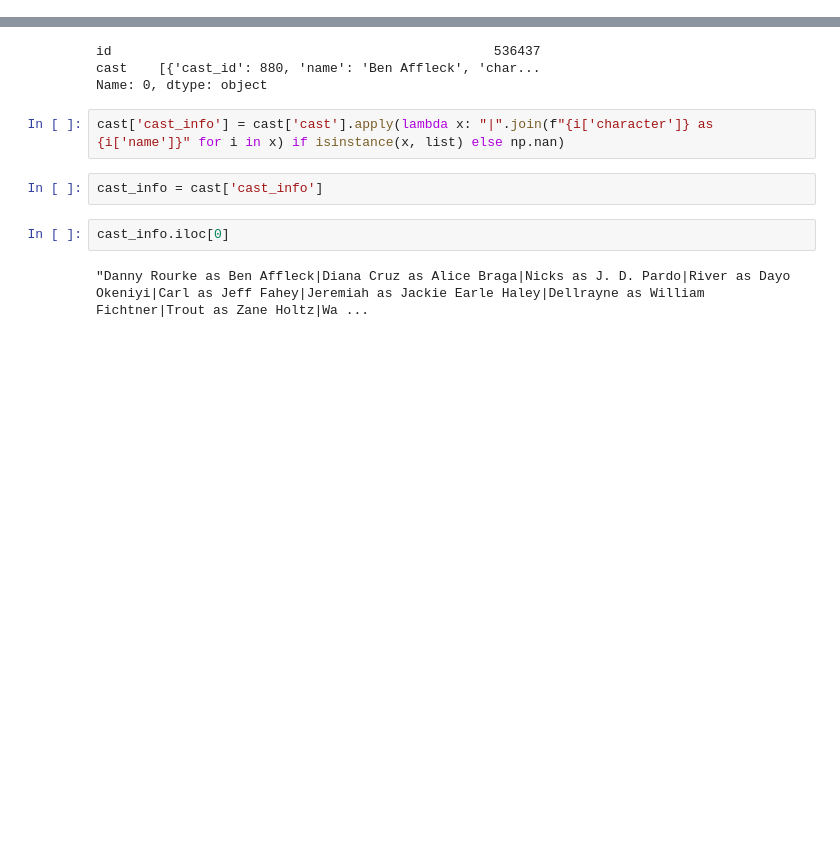
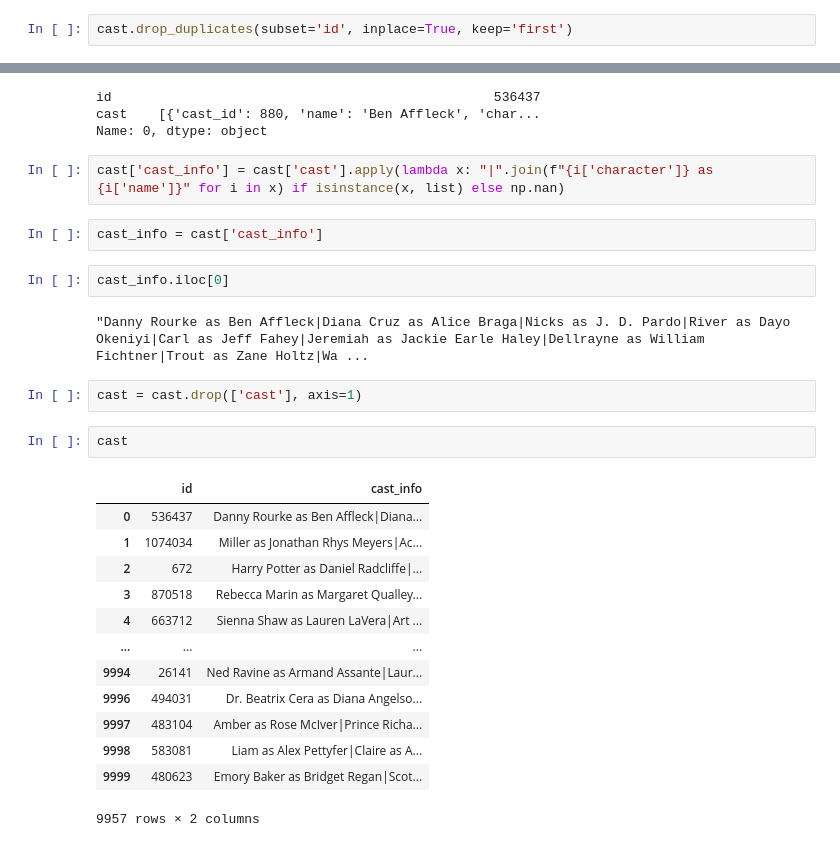
Before and after one commit to AmeyDande/Movie_recommender_system, a Jupyter notebook: notebook/cleaning_data_for_recommender_system.ipynb, the cells around one changed output, grey strips where cells are left out. Cells and saved outputs as stored; diff of their text form; blank space fills up the shorter version.

```diff
--- a/notebook/cleaning_data_for_recommender_system.ipynb
+++ b/notebook/cleaning_data_for_recommender_system.ipynb
@@ -56 +118,3 @@ import ast
+# %%
+cast.drop_duplicates(subset='id', inplace=True, keep='first')
 # %%
@@ -69,3 +135,21 @@ cast_info = cast['cast_info']
 cast_info.iloc[0]
 # %% [output]
 "Danny Rourke as Ben Affleck|Diana Cruz as Alice Braga|Nicks as J. D. Pardo|River as Dayo Okeniyi|Carl as Jeff Fahey|Jeremiah as Jackie Earle Haley|Dellrayne as William Fichtner|Trout as Zane Holtz|Wa ...
+# %%
+cast = cast.drop(['cast'], axis=1)
+# %%
+cast
+# %% [output]
+|  | id | cast_info |
+| 0 | 536437 | Danny Rourke as Ben Affleck|Diana... |
+| 1 | 1074034 | Miller as Jonathan Rhys Meyers|Ac... |
+| 2 | 672 | Harry Potter as Daniel Radcliffe|... |
+| 3 | 870518 | Rebecca Marin as Margaret Qualley... |
+| 4 | 663712 | Sienna Shaw as Lauren LaVera|Art ... |
+| ... | ... | ... |
+| 9994 | 26141 | Ned Ravine as Armand Assante|Laur... |
+| 9996 | 494031 | Dr. Beatrix Cera as Diana Angelso... |
+| 9997 | 483104 | Amber as Rose McIver|Prince Richa... |
+| 9998 | 583081 | Liam as Alex Pettyfer|Claire as A... |
+| 9999 | 480623 | Emory Baker as Bridget Regan|Scot... |
+9957 rows × 2 columns
```
Also changed, not shown: parts of 8 cells of this notebook.
